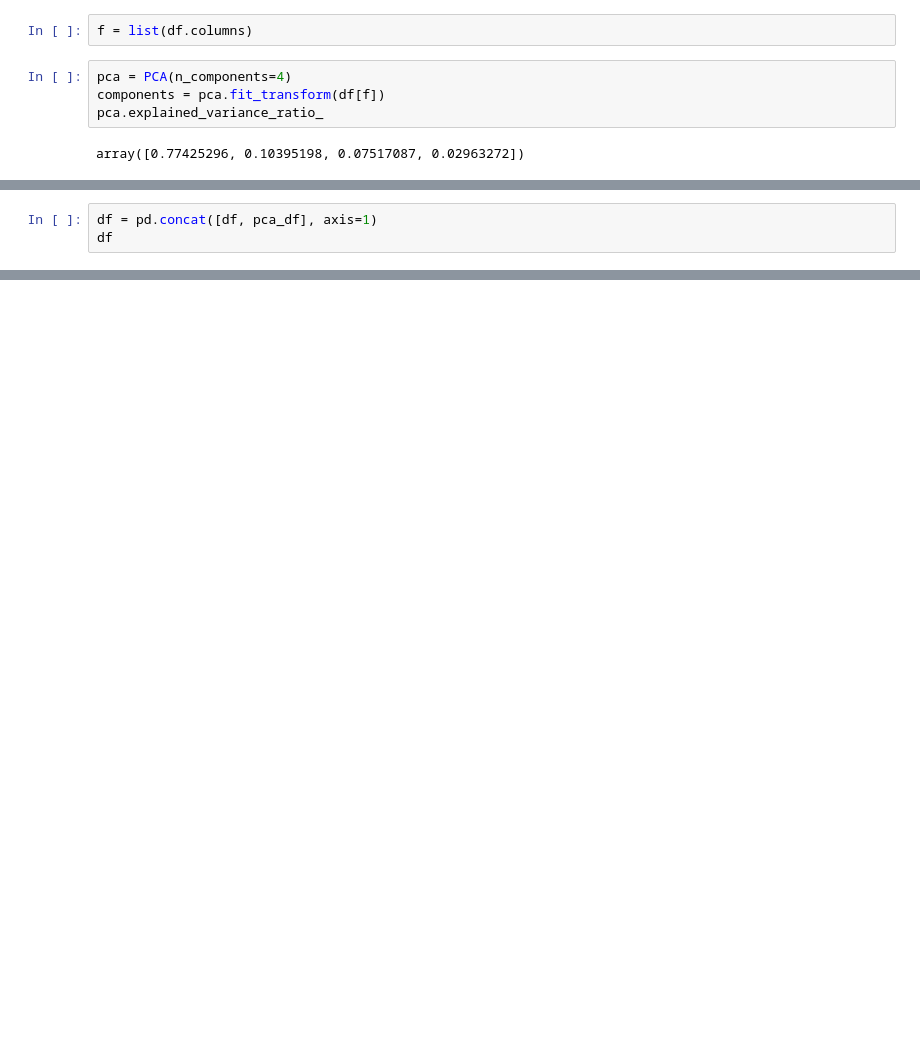
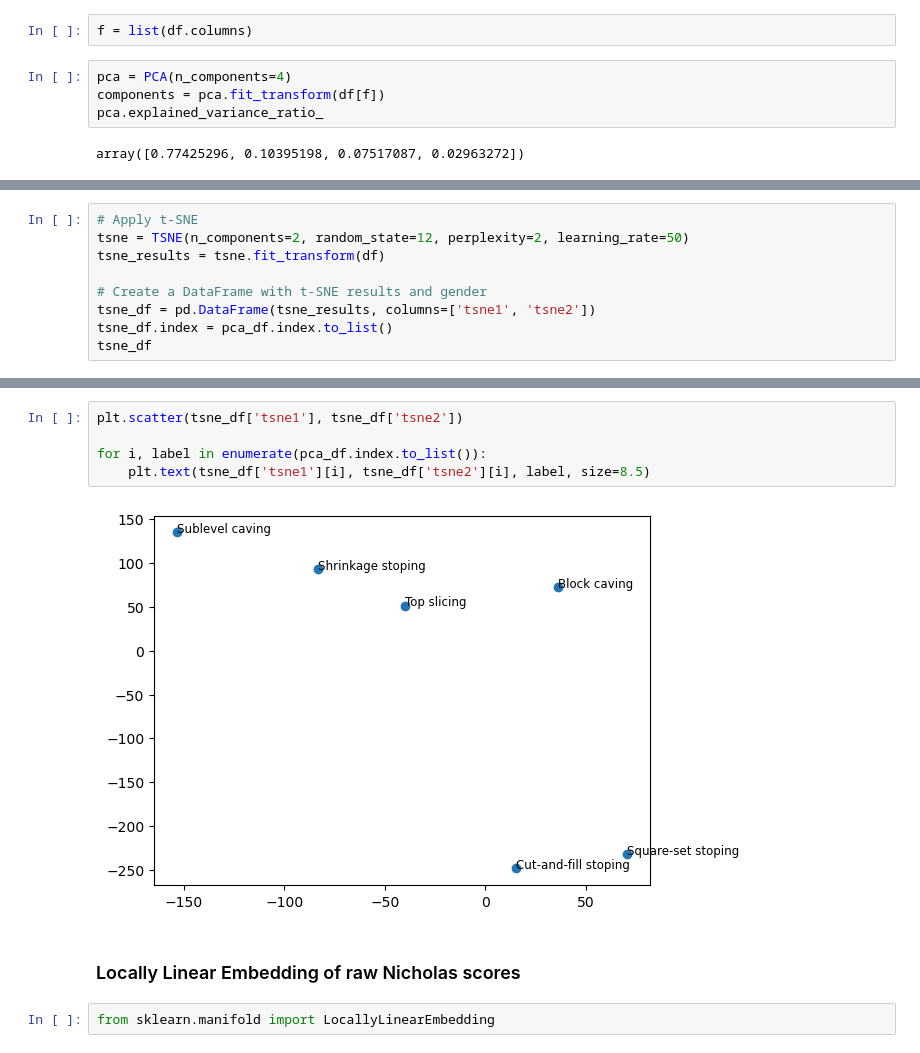
Before and after one commit to DimitarKaykov/Unsupervised-ML-for-Mining-method-selection, a Jupyter notebook: Nicholas mining method clustering.ipynb, the cells around one changed output, grey strips where cells are left out. Saved outputs shown, nothing was run; the diff lists cells and outputs as text; blank space fills up the shorter version.

```diff
--- a/Nicholas mining method clustering.ipynb
+++ b/Nicholas mining method clustering.ipynb
@@ -529,3 +545,0 @@ pca_df
-# %%
-df = pd.concat([df, pca_df], axis=1)
-df
@@ -548,0 +558,9 @@ for i, label in enumerate(df.index):
+# %%
+# Apply t-SNE
+tsne = TSNE(n_components=2, random_state=12, perplexity=2, learning_rate=50)
+tsne_results = tsne.fit_transform(df)
+
+# Create a DataFrame with t-SNE results and gender
+tsne_df = pd.DataFrame(tsne_results, columns=['tsne1', 'tsne2'])
+tsne_df.index = pca_df.index.to_list()
+tsne_df
@@ -548,0 +575,11 @@ for i, label in enumerate(df.index):
+# %%
+plt.scatter(tsne_df['tsne1'], tsne_df['tsne2'])
+
+for i, label in enumerate(pca_df.index.to_list()):
+    plt.text(tsne_df['tsne1'][i], tsne_df['tsne2'][i], label, size=8.5)
+# %% [output]
+[figure, added]
+# %% [markdown]
+### Locally Linear Embedding of raw Nicholas scores
+# %%
+from sklearn.manifold import LocallyLinearEmbedding
```
Also changed, not shown: parts of 25 cells of this notebook.
